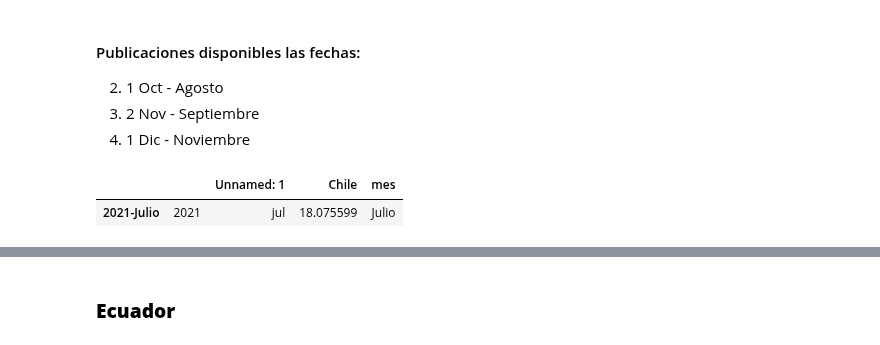
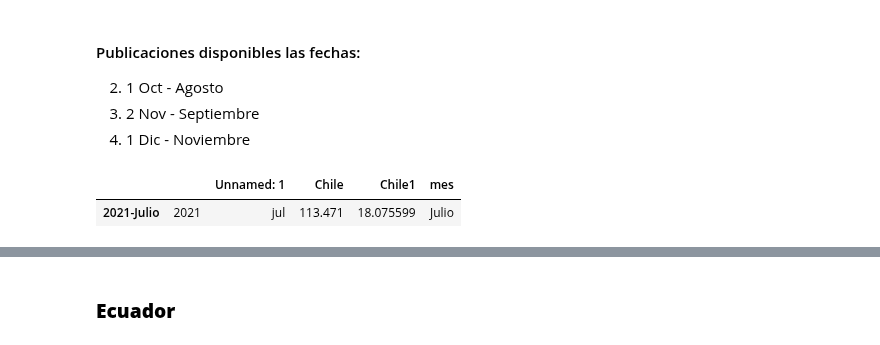
Before and after one commit to samyff12/LATAM, a Jupyter notebook: IMAE_LATAM.ipynb, the cells around one changed output, grey strips where cells are left out. Cells and saved outputs as stored; diff of their text form; code cells hidden in the pictures.

```diff
--- a/IMAE_LATAM.ipynb
+++ b/IMAE_LATAM.ipynb
@@ -197,20 +233,20 @@ df = pd.read_excel('chile.xlsx',header=5,keep_default_na=False)
 # %%
 chile = df.loc[1:,[df.columns[0],df.columns[1],'Imacec']][:-10] # excluimos las ultimas 10 filas (pie de pagina)
 chile.rename(columns = {'Imacec':'Chile'}, inplace = True) # renombramos
-chile.Chile = pd.to_numeric(chile.Chile).pct_change(12)*100
+chile['Chile1'] = pd.to_numeric(chile.Chile).pct_change(12)*100
 ###
 chile[chile.columns[0]] = pd.to_numeric(chile[chile.columns[0]], errors='coerce').ffill().bfill().astype(int)
  # las columnas del excel contienen string en blanco por lo que se transformaron a numero antes de hacer el forward fill
  # el backward fill es para asegurar que no quede NaN por detras y dificulte la creacion del indice
 ###
 
 chile['mes'] = chile[chile.columns[1]].map(mes3).bfill() # creando mes y usando el bfill por el mismo motivo explicado arriba
 
 #Creamos el indice
 chile.index = chile[chile.columns[0]].astype('str') +"-"+ chile.mes
 
 chile.tail(1)
 # %% [output]
-|  |  | Unnamed: 1 | Chile | mes |
-| 2021-Julio | 2021 | jul | 18.075599 | Julio |
+|  |  | Unnamed: 1 | Chile | Chile1 | mes |
+| 2021-Julio | 2021 | jul | 113.471 | 18.075599 | Julio |
 # %%
```
Also changed, not shown: parts of 31 cells of this notebook.
